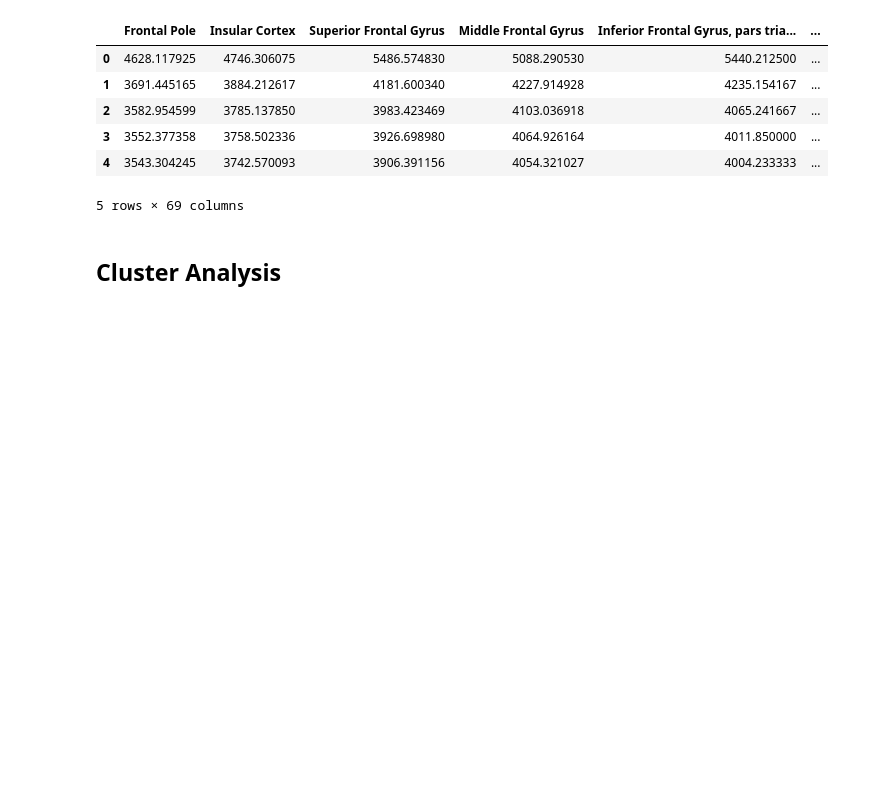
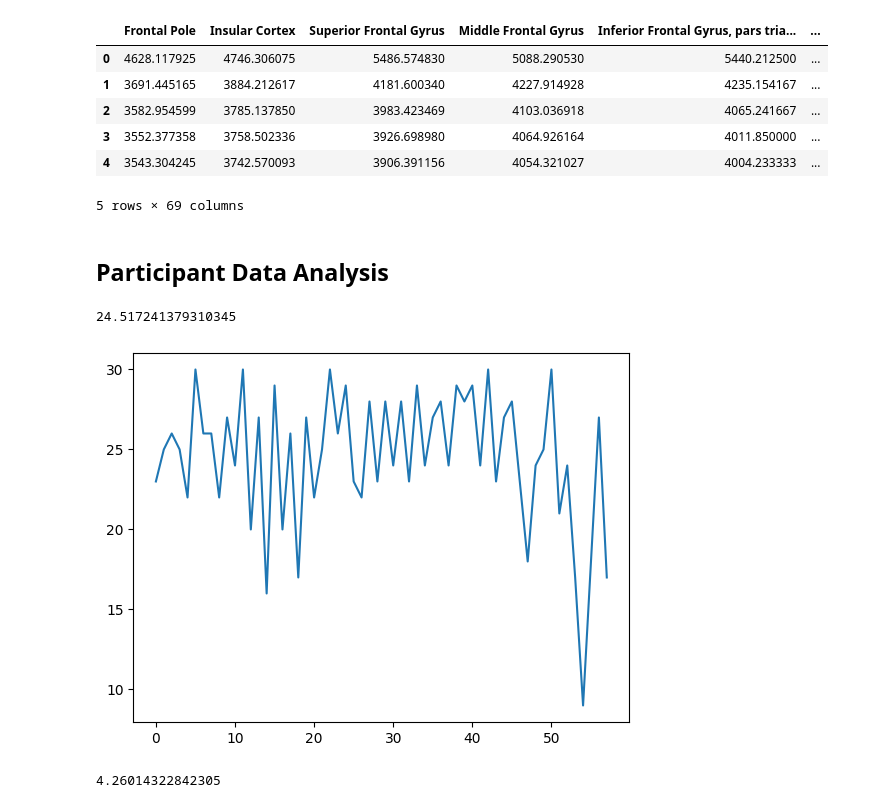
Before and after one commit to efwoods/Parkinsons_Disease_Study, a Jupyter notebook: notebooks/cluster_analysis.ipynb, the cells around one changed output. Cells and saved outputs as stored; diff of their text form; code cells hidden in the pictures; blank space fills up the shorter version.

```diff
--- a/notebooks/cluster_analysis.ipynb
+++ b/notebooks/cluster_analysis.ipynb
@@ -85,4 +197,4 @@ BOLD_df_l[0].head()
 | 4 | 3543.304245 | 3742.570093 | 3906.391156 | 4054.321027 | 4004.233333 | ... |
 5 rows × 69 columns
 # %% [markdown]
-## Cluster Analysis
+## Participant Data Analysis
@@ -88,0 +203,10 @@ BOLD_df_l[0].head()
+# %%
+p_df["moca_total"].plot()
+p_df["moca_total"].mean()
+# %% [output]
+24.517241379310345
+[figure, added]
+# %%
+p_df["moca_total"].std()
+# %% [output]
+4.26014322842305
```
Also changed, not shown: parts of 86 cells of this notebook, 8 other files.
